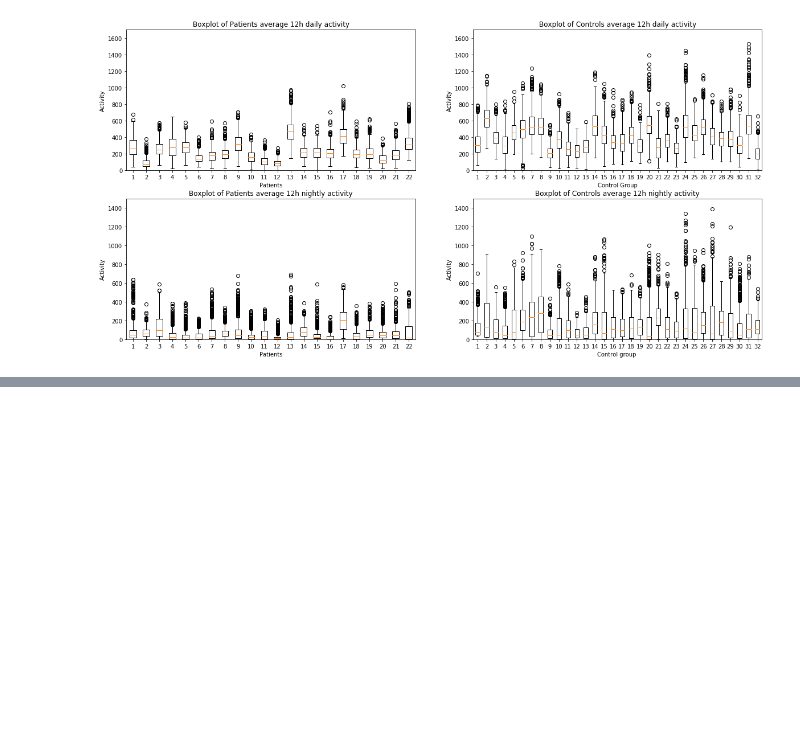
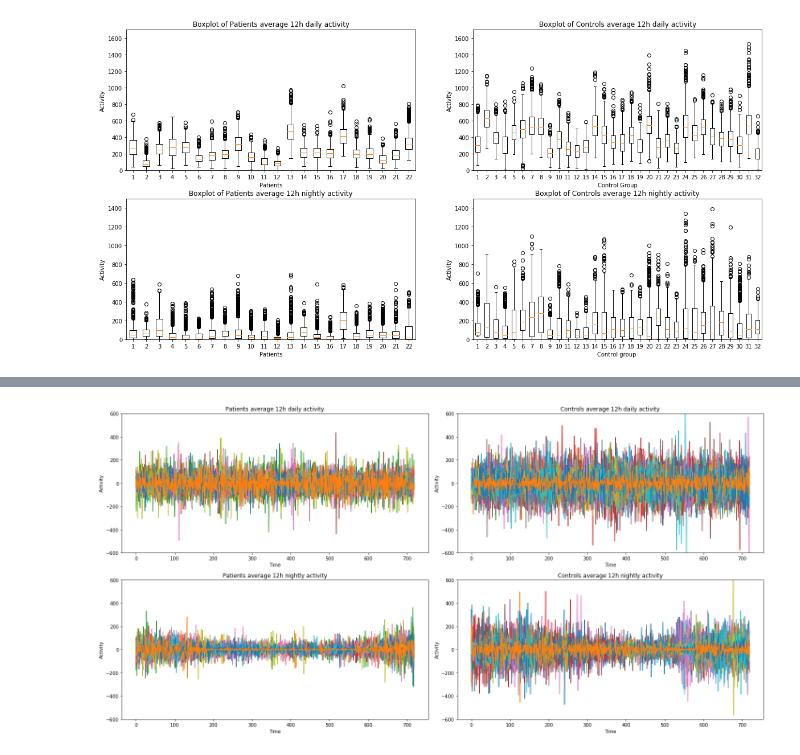
Before and after one commit to matthiasboeker/Shizophrenia_Depression_Project-, a Jupyter notebook: Notebooks/Schizophrenia_ts_explorative.ipynb, the cells around one changed output, grey strips where cells are left out. Cells and saved outputs as stored; diff of their text form; code cells hidden in the pictures; blank space fills up the shorter version.

```diff
--- a/Notebooks/Schizophrenia_ts_explorative.ipynb
+++ b/Notebooks/Schizophrenia_ts_explorative.ipynb
@@ -486,0 +832,4 @@ plt.plot(np.log(daily_mean_c[1]+1))
+# %%
+#Diff all
+shizophrenia_c_diff = [shizophrenia_c[l].diff()[1:] for l in range(0,len(shizophrenia_c))]
+shizophrenia_p_diff = [shizophrenia_p[l].diff()[1:] for l in range(0,len(shizophrenia_p))]
@@ -486,0 +841,42 @@ plt.plot(np.log(daily_mean_c[1]+1))
+# %%
+#Extract 12h structure 21-9 night
+night_diff_c = [np.array([shizophrenia_c_diff[l][i*(60*12):(i+1)*(60*12)] for i in range(1,int(len(shizophrenia_c[l])/(60*12))-1,2)]) for l in range(0,len(shizophrenia_c))]
+night_diff_p = [np.array([shizophrenia_p_diff[l][i*(60*12):(i+1)*(60*12)] for i in range(1,int(len(shizophrenia_p[l])/(60*12))-1, 2)]) for l in range(0,len(shizophrenia_p))]
+night_diff_mean_p = [np.mean(night_diff_p[i], axis=0) for i in range(0,len(night_p))]
+night_diff_mean_c = [np.mean(night_diff_c[i], axis=0) for i in range(0,len(night_c))]
+# %%
+#Extract 12h structure 9-21 night
+daily_diff_c = [np.array([shizophrenia_c_diff[l][i*(60*12):(i+1)*(60*12)] for i in range(0,int(len(shizophrenia_c[l])/(60*12))-1,2)]) for l in range(0,len(shizophrenia_c))]
+daily_diff_p = [np.array([shizophrenia_p_diff[l][i*(60*12):(i+1)*(60*12)] for i in range(0,int(len(shizophrenia_p[l])/(60*12))-1, 2)]) for l in range(0,len(shizophrenia_p))]
+daily_diff_mean_p = [np.mean(daily_diff_p[i], axis=0) for i in range(0,len(daily_p))]
+daily_diff_mean_c = [np.mean(daily_diff_c[i], axis=0) for i in range(0,len(daily_c))]
+# %%
+fig, ((ax0,ax1),(ax2,ax3)) = plt.subplots(2, 2, figsize=(20,10))
+ax0.set_title('Patients average 12h daily activity')
+ax0.set_ylabel('Activity')
+ax0.set_xlabel('Time')
+ax0.set_ylim([-600,600])
+for a in daily_diff_p:
+    ax0.plot(np.mean(a, axis = 0))
+ax1.set_title('Controls average 12h daily activity')
+ax1.set_ylabel('Activity')
+ax1.set_xlabel('Time')
+ax1.set_ylim([-600,600])
+for a in daily_diff_c:
+    ax1.plot(np.mean(a, axis = 0))
+
+ax2.set_title('Patients average 12h nightly activity')
+ax2.set_ylabel('Activity')
+ax2.set_xlabel('Time')
+ax2.set_ylim([-600,600])
+for a in night_diff_p:
+    ax2.plot(np.mean(a, axis = 0))
+ax3.set_title('Controls average 12h nightly activity')
+ax3.set_ylabel('Activity')
+ax3.set_xlabel('Time')
+ax3.set_ylim([-600,600])
+for a in night_diff_c:
+    ax3.plot(np.mean(a, axis = 0))
+fig.tight_layout()
+# %% [output]
+[figure, added]
```
Also changed, not shown: parts of 14 cells of this notebook.
